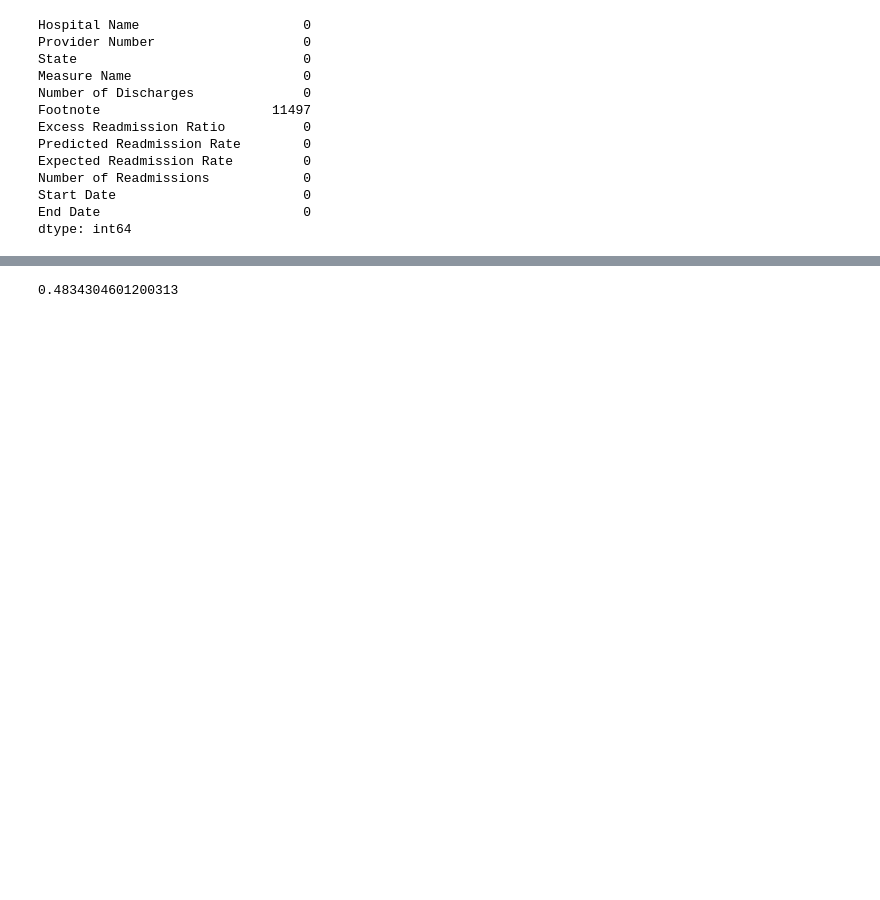
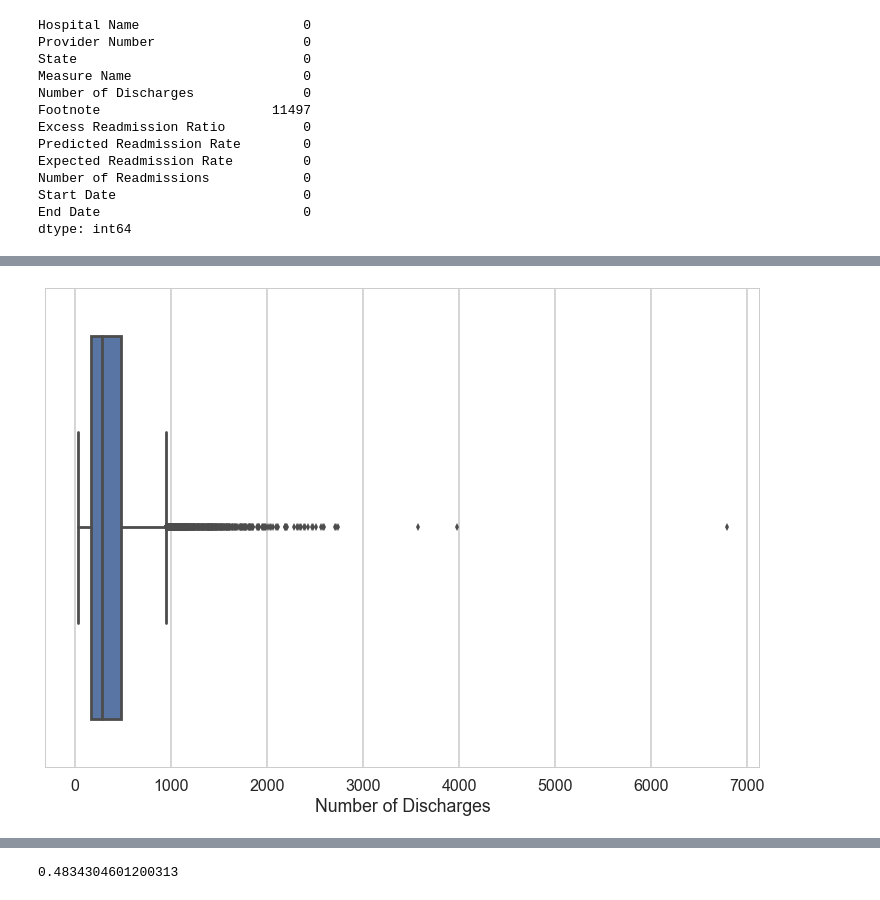
Before and after one commit to DrAugustine1981/Springboard, a Jupyter notebook: hospital_readmission_EDA.ipynb, the cells around one changed output, grey strips where cells are left out. Cells and saved outputs as stored; diff of their text form; code cells hidden in the pictures; blank space fills up the shorter version.

```diff
--- a/hospital_readmission_EDA.ipynb
+++ b/hospital_readmission_EDA.ipynb
@@ -261,0 +302,6 @@ h1
+# %%
+import seaborn as sns
+sns.set_style("whitegrid")
+ax = sns.boxplot(x=new['Number of Discharges'])
+# %% [output]
+[figure, added]
```
Also changed, not shown: parts of 51 cells of this notebook.
